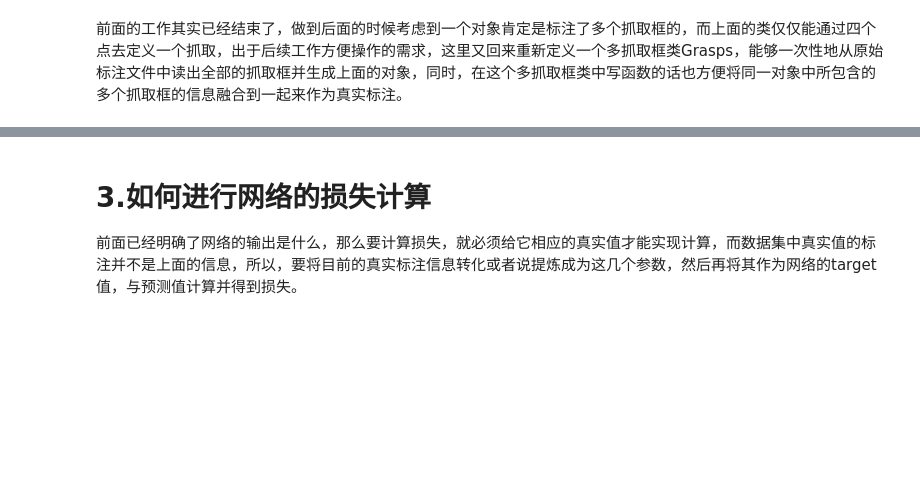
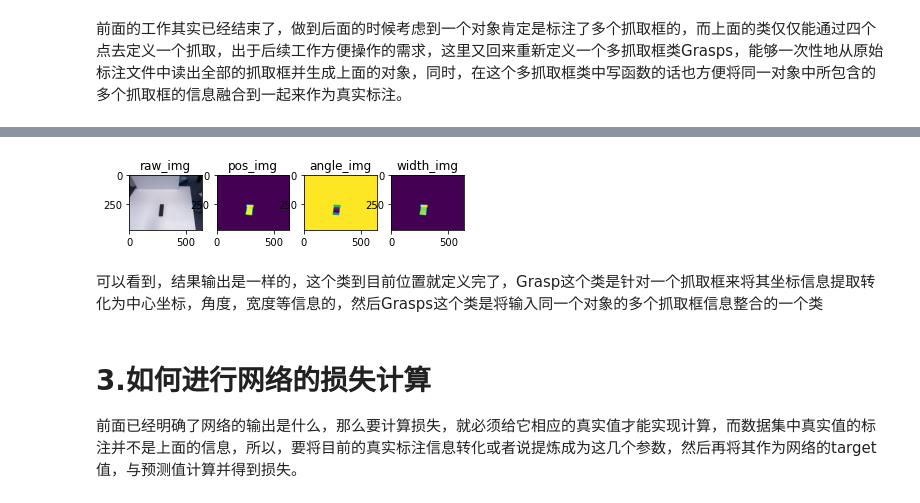
Before and after one commit to OneOneLiu/ggcnn_cornell_dataset, a Jupyter notebook: net_data_stream.ipynb, the cells around one changed output, grey strips where cells are left out. Saved outputs shown, nothing was run; the diff lists cells and outputs as text; code cells hidden in the pictures; blank space fills up the shorter version.

```diff
--- a/net_data_stream.ipynb
+++ b/net_data_stream.ipynb
@@ -402,3 +616,28 @@ class Grasps:
+# %%
+grasps = Grasps.load_from_cornell_files(graspf[0])
+# %%
+pos_img,angle_img,width_img = grasps.generate_img(shape = (480,640))
+plt.subplot(141)
+plt.imshow(cv2.imread(rgbf[0]))
+plt.title('raw_img')
+
+plt.subplot(142)
+plt.imshow(pos_img)
+plt.title('pos_img')
+
+plt.subplot(143)
+plt.imshow(angle_img)
+plt.title('angle_img')
+
+plt.subplot(144)
+plt.imshow(width_img)
+plt.title('width_img')
+
+plt.show()
+# %% [output]
+[figure, added]
+# %% [markdown]
+可以看到，结果输出是一样的，这个类到目前位置就定义完了，Grasp这个类是针对一个抓取框来将其坐标信息提取转化为中心坐标，角度，宽度等信息的，然后Grasps这个类是将输入同一个对象的多个抓取框信息整合的一个类
 # %% [markdown]
 # 3.如何进行网络的损失计算
 前面已经明确了网络的输出是什么，那么要计算损失，就必须给它相应的真实值才能实现计算，而数据集中真实值的标注并不是上面的信息，所以，要将目前的真实标注信息转化或者说提炼成为这几个参数，然后再将其作为网络的target值，与预测值计算并得到损失。
```
Also changed, not shown: parts of 22 cells of this notebook.
